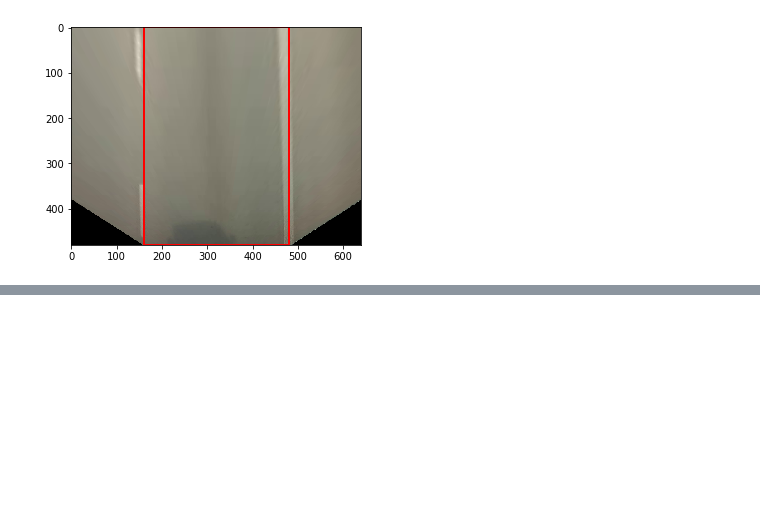
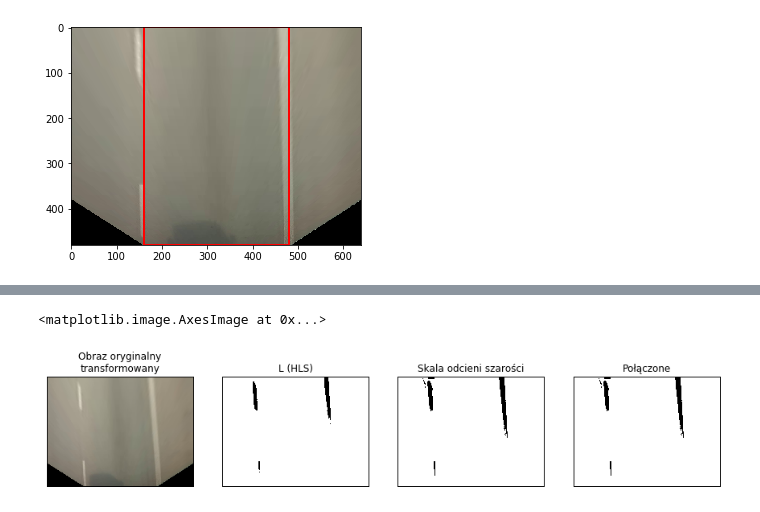
Before and after one commit to BusAI-Self-Driving-Car/lane-keep-assist-system-remote, a Jupyter notebook: LKA_summary.ipynb, the cells around one changed output, grey strips where cells are left out. Drawn from its saved outputs; the diff is of its cells as text; code cells hidden in the pictures; blank space fills up the shorter version.

```diff
--- a/LKA_summary.ipynb
+++ b/LKA_summary.ipynb
@@ -168,0 +355,41 @@ plt.imshow(img_trans)
+# %%
+imgBGR = cv2.imread("./test-videos/motorway-tests/snapshots/transformed/snap_5.png")
+imgRGB = cv2.cvtColor(imgBGR, cv2.COLOR_BGR2RGB)
+imgHLS = cv2.cvtColor(imgRGB, cv2.COLOR_RGB2HLS)
+_, L, _ = cv2.split(imgHLS)
+imgGray = cv2.cvtColor(imgRGB, cv2.COLOR_RGB2GRAY)
+
+_, l_thresh = cv2.threshold(L, 166, 255, cv2.THRESH_BINARY)
+l_, gray_thresh = cv2.threshold(imgGray, 167, 255, cv2.THRESH_BINARY)
+
+combined_thresh = cv2.bitwise_or(l_thresh, gray_thresh)
+fig = plt.figure(figsize=(15, 4))
+
+subplot_thresh_0 = fig.add_subplot(1, 4, 1)
+# subplot_thresh_1.axis('off')
+subplot_thresh_0.set_title('Obraz oryginalny\ntransformowany')
+plt.xticks([])
+plt.yticks([])
+plt.imshow(imgRGB)
+
+subplot_thresh_1 = fig.add_subplot(1, 4, 2)
+# subplot_thresh_1.axis('off')
+subplot_thresh_1.set_title('L (HLS)')
+plt.xticks([])
+plt.yticks([])
+plt.imshow(l_thresh, cmap='gray_r')
+
+subplot_thresh_2 = fig.add_subplot(1, 4, 3)
+plt.xticks([])
+plt.yticks([])
+subplot_thresh_2.set_title('Skala odcieni szarości')
+plt.imshow(gray_thresh, cmap='gray_r')
+
+subplot_thresh_3 = fig.add_subplot(1, 4, 4)
+plt.xticks([])
+plt.yticks([])
+subplot_thresh_3.set_title('Połączone')
+plt.imshow(combined_thresh, cmap='gray_r')
+# %% [output]
+<matplotlib.image.AxesImage at 0x...>
+[figure, added]
```
Also changed, not shown: parts of 8 cells of this notebook, 8 other files.
